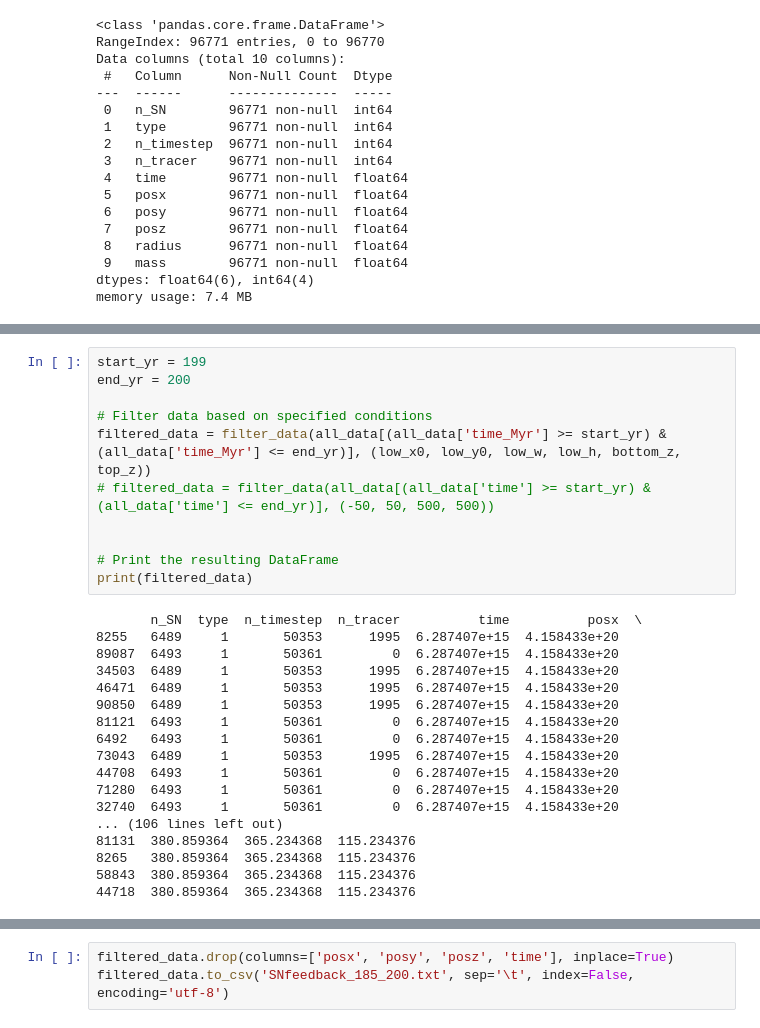
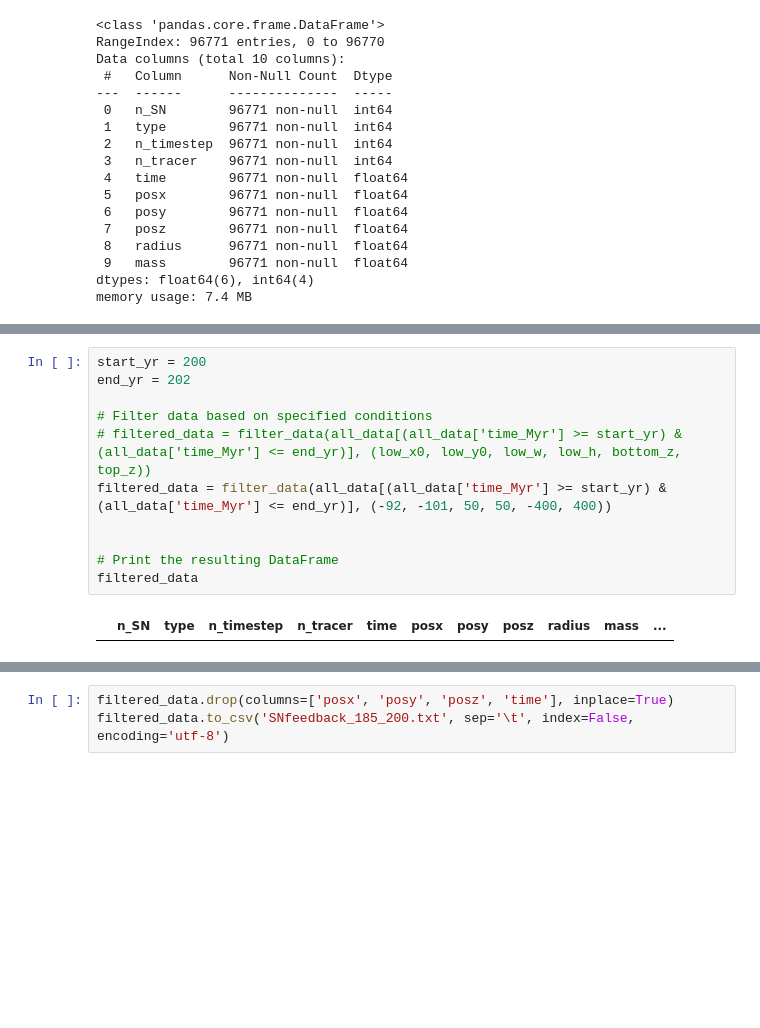
Before and after one commit to Joycelyn-Chen/Astro-Phase-Diagram, a Jupyter notebook: Scripts/tracing_SN_events.ipynb, the cells around one changed output, grey strips where cells are left out. Saved outputs shown, nothing was run; the diff lists cells and outputs as text; blank space fills up the shorter version.

```diff
--- a/Scripts/tracing_SN_events.ipynb
+++ b/Scripts/tracing_SN_events.ipynb
@@ -181,32 +184,16 @@ low_x0, low_y0, low_w, low_h, bottom_z, top_z
 # %%
-start_yr = 199
-end_yr = 200
+start_yr = 200
+end_yr = 202
 
 # Filter data based on specified conditions
-filtered_data = filter_data(all_data[(all_data['time_Myr'] >= start_yr) & (all_data['time_Myr'] <= end_yr)], (low_x0, low_y0, low_w, low_h, bottom_z, top_z))
-# filtered_data = filter_data(all_data[(all_data['time'] >= start_yr) & (all_data['time'] <= end_yr)], (-50, 50, 500, 500))
+# filtered_data = filter_data(all_data[(all_data['time_Myr'] >= start_yr) & (all_data['time_Myr'] <= end_yr)], (low_x0, low_y0, low_w, low_h, bottom_z, top_z))
+filtered_data = filter_data(all_data[(all_data['time_Myr'] >= start_yr) & (all_data['time_Myr'] <= end_yr)], (-92, -101, 50, 50, -400, 400))
 
 
 # Print the resulting DataFrame
-print(filtered_data)
+filtered_data
 # %% [output]
-       n_SN  type  n_timestep  n_tracer          time          posx  \
-8255   6489     1       50353      1995  6.287407e+15  4.158433e+20
-89087  6493     1       50361         0  6.287407e+15  4.158433e+20
-34503  6489     1       50353      1995  6.287407e+15  4.158433e+20
-46471  6489     1       50353      1995  6.287407e+15  4.158433e+20
-90850  6489     1       50353      1995  6.287407e+15  4.158433e+20
-81121  6493     1       50361         0  6.287407e+15  4.158433e+20
-6492   6493     1       50361         0  6.287407e+15  4.158433e+20
-73043  6489     1       50353      1995  6.287407e+15  4.158433e+20
-44708  6493     1       50361         0  6.287407e+15  4.158433e+20
-71280  6493     1       50361         0  6.287407e+15  4.158433e+20
-32740  6493     1       50361         0  6.287407e+15  4.158433e+20
-... (106 lines left out)
-81131  380.859364  365.234368  115.234376
-8265   380.859364  365.234368  115.234376
-58843  380.859364  365.234368  115.234376
-44718  380.859364  365.234368  115.234376
+|  | n_SN | type | n_timestep | n_tracer | time | posx | posy | posz | radius | mass | ... |
 # %%
 filtered_data.drop_duplicates(subset=['posx_pc', 'n_tracer', 'n_SN'], keep='last')
 filtered_data
```
Also changed, not shown: parts of 4 cells of this notebook, 2 other files.
